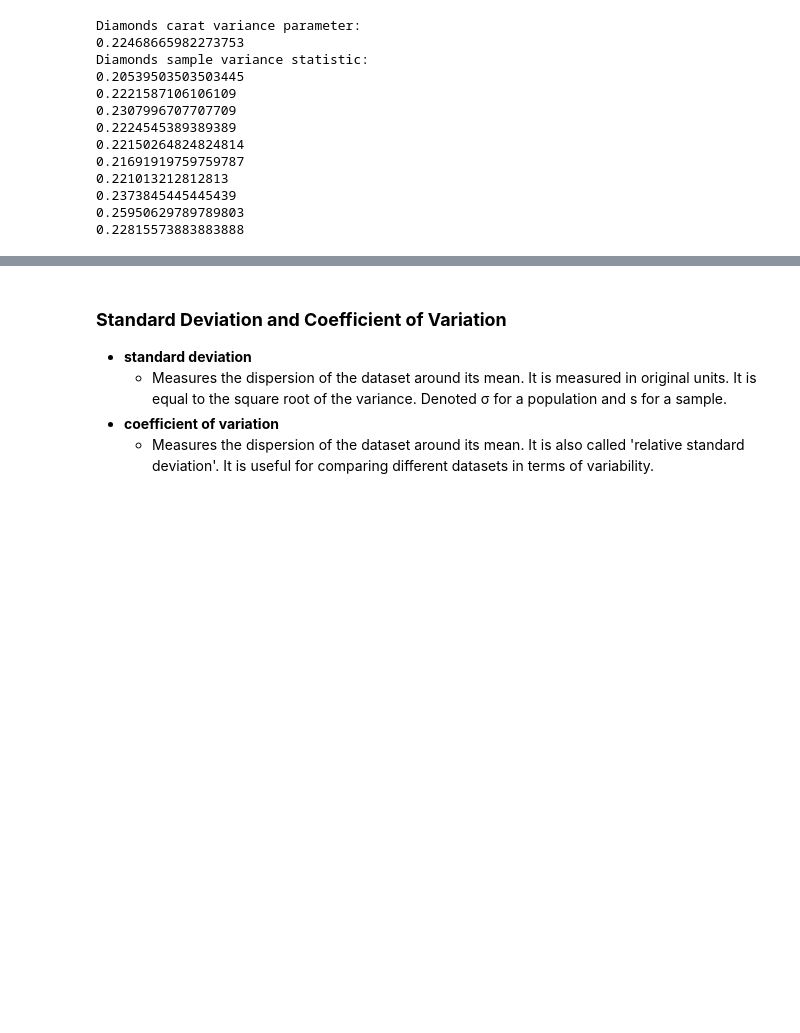
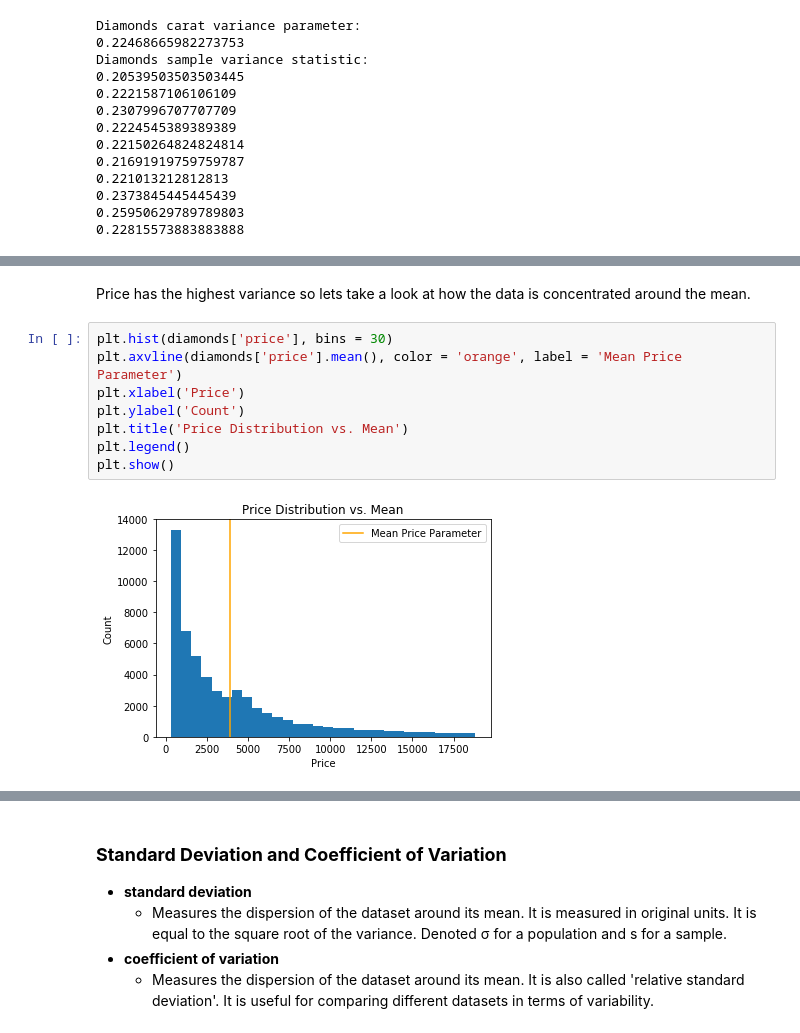
Before and after one commit to jmeguira/stats, a Jupyter notebook: stats_notebook.ipynb, the cells around one changed output, grey strips where cells are left out. Saved outputs shown, nothing was run; the diff lists cells and outputs as text; blank space fills up the shorter version.

Commit message:
added to variance section

```diff
--- a/stats_notebook.ipynb
+++ b/stats_notebook.ipynb
@@ -570,0 +589,12 @@ Diamonds sample variance statistic:
+# %% [markdown]
+Price has the highest variance so lets take a look at how the data is concentrated around the mean.
+# %%
+plt.hist(diamonds['price'], bins = 30)
+plt.axvline(diamonds['price'].mean(), color = 'orange', label = 'Mean Price Parameter')
+plt.xlabel('Price')
+plt.ylabel('Count')
+plt.title('Price Distribution vs. Mean')
+plt.legend()
+plt.show()
+# %% [output]
+[figure, added]
```
Also changed, not shown: parts of 3 cells of this notebook.
